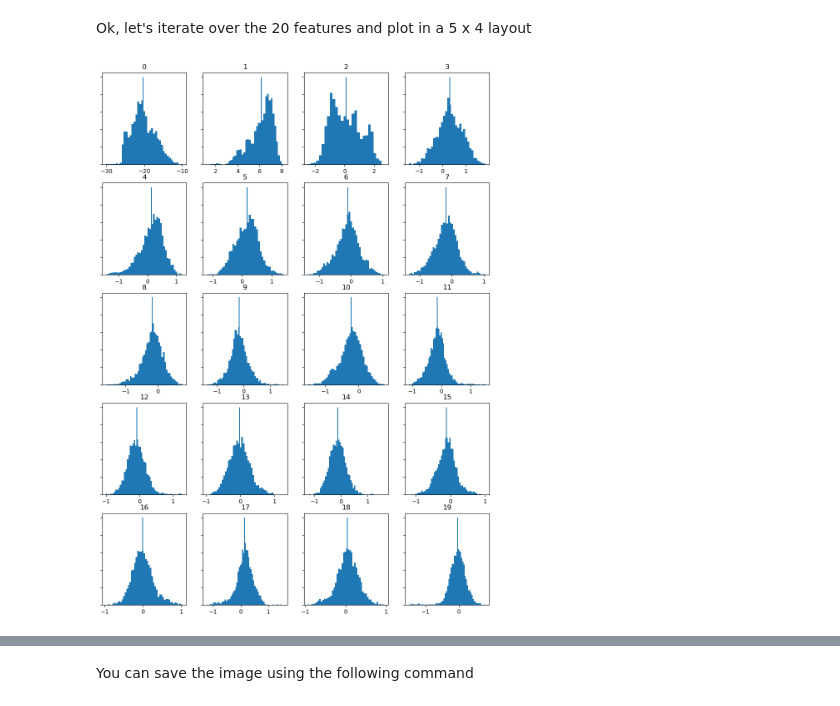
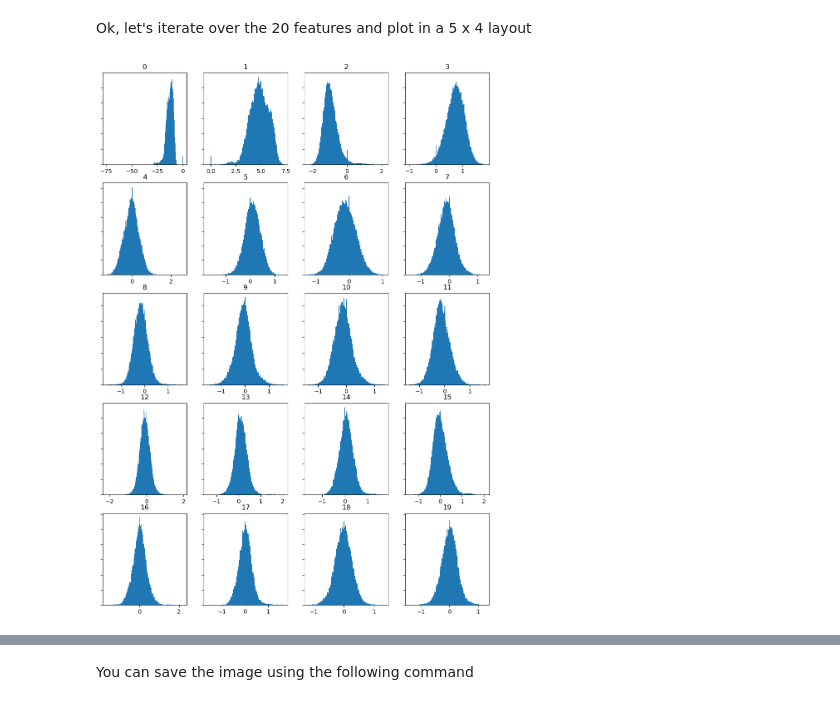
Before and after one commit to LegoUnicorn/MCA-2023-fork, a Jupyter notebook: week9_histograms_20181109b.ipynb, the cells around one changed output, grey strips where cells are left out. Saved outputs shown, nothing was run; the diff lists cells and outputs as text; code cells hidden in the pictures.

```diff
--- a/week9_histograms_20181109b.ipynb
+++ b/week9_histograms_20181109b.ipynb
@@ -209,16 +213,16 @@ Ok, let's iterate over the 20 features and plot in a 5 x 4 layout
 # %%
 fig, axes = plt.subplots(5, 4,sharey='row',figsize=(12, 16))
 for i in range(0,5):
     for j in range(0,4):
         feature_index = i*4+j # for mfccs, this can be between 0-19
-        my_data_single_features = my_data[:,feature_index]
-        mm =np.mean(my_data_single_features)
+        my_data_single_features1 = my_data1[:,feature_index]
+        mm =np.mean(my_data_single_features1)
         axes[i,j].vlines(mm,0,500)
-        axes[i,j].hist(my_data_single_features, bins='auto')
+        axes[i,j].hist(my_data_single_features1, bins='auto')
         axes[i,j].set_title(str(feature_index))
         axes[i,j].yaxis.set_ticklabels([])  # let's not show the y axis
 
 plt.subplots_adjust(myleft, mybottom, myright, mytop, mywspace, myhspace)
 plt.show()
 # %% [output]
-[figure, old version]
+[figure, new version]
```
Also changed, not shown: parts of 18 cells of this notebook.
